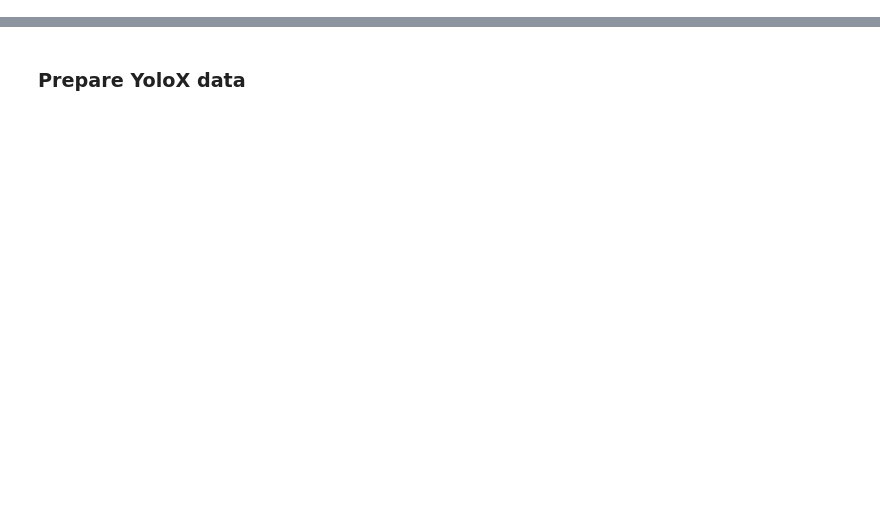
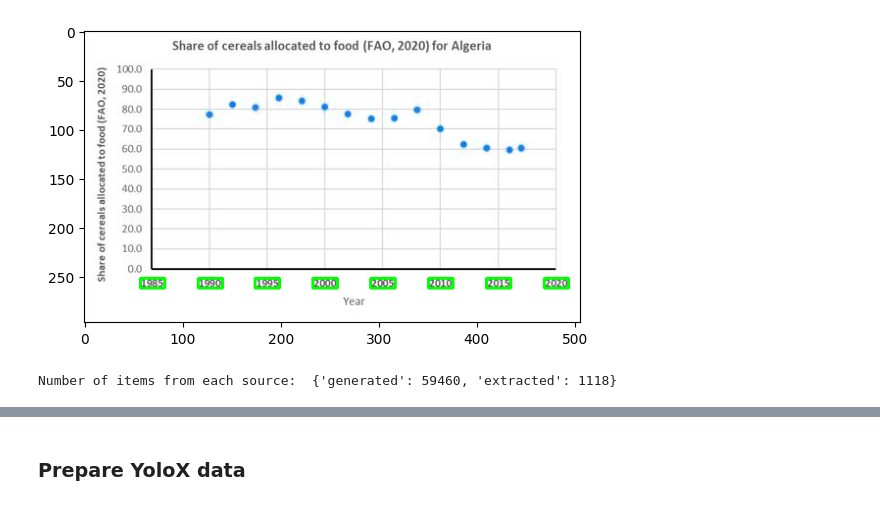
Before and after one commit to thanhhau097/bmga, a Jupyter notebook: data/eda.ipynb, the cells around one changed output, grey strips where cells are left out. Drawn from its saved outputs; the diff is of its cells as text; code cells hidden in the pictures; blank space fills up the shorter version.

```diff
--- a/data/eda.ipynb
+++ b/data/eda.ipynb
@@ -30,6 +33,8 @@ from matplotlib.pyplot import figure
 ground_truths = []
 keypoints_ground_truths = {}
 text_detection_ground_truths = {}
+x_labels_text_detection_ground_truths = {}
+y_labels_text_detection_ground_truths = {}
 
 for path in tqdm(label_paths):
     # if "17000b60f53e" not in path:
@@ -214,25 +219,56 @@ for path in tqdm(label_paths):
         y3 = item["polygon"]["y3"]
         polygon_text += f"{x0},{y0},{x1},{y1},{x2},{y2},{x3},{y3},dummy_text\n"
 
+    x_labels_poly_text = ""
+    for item in data["text"]:
+        if item["id"] in x_axis_ids:
+            x0 = item["polygon"]["x0"]
+            y0 = item["polygon"]["y0"]
+            x1 = item["polygon"]["x1"]
+            y1 = item["polygon"]["y1"]
+            x2 = item["polygon"]["x2"]
+            y2 = item["polygon"]["y2"]
+            x3 = item["polygon"]["x3"]
+            y3 = item["polygon"]["y3"]
+            x_labels_poly_text += f"{x0},{y0},{x1},{y1},{x2},{y2},{x3},{y3},dummy_text\n"
+
+    y_labels_poly_text = ""
+    for item in data["text"]:
+        if item["id"] in y_axis_ids:
+            x0 = item["polygon"]["x0"]
+            y0 = item["polygon"]["y0"]
+            x1 = item["polygon"]["x1"]
+            y1 = item["polygon"]["y1"]
+            x2 = item["polygon"]["x2"]
+            y2 = item["polygon"]["y2"]
+            x3 = item["polygon"]["x3"]
+            y3 = item["polygon"]["y3"]
+            y_labels_poly_text += f"{x0},{y0},{x1},{y1},{x2},{y2},{x3},{y3},dummy_text\n"
+
+
     text_detection_ground_truths[image_name] = polygon_text
+    x_labels_text_detection_ground_truths[image_name] = x_labels_poly_text
+    y_labels_text_detection_ground_truths[image_name] = y_labels_poly_text
 # %%
 # visualize text_detection_ground_truths
 import numpy as np
 # shuffle
-text_detection_ground_truths = {k: text_detection_ground_truths[k] for k in np.random.permutation(list(text_detection_ground_truths.keys()))}
-for image_name, polygon_text in text_detection_ground_truths.items():
+x_labels_text_detection_ground_truths = {k: x_labels_text_detection_ground_truths[k] for k in np.random.permutation(list(x_labels_text_detection_ground_truths.keys()))}
+for image_name, polygon_text in x_labels_text_detection_ground_truths.items():
     image_path = os.path.join(TRAIN_IMAGE_FOLDER, image_name)
     image = cv2.imread(image_path)
 
     for line in polygon_text.splitlines():
         points = line.split(",dummy_text")[0].split(",")
         points = [int(x) for x in points]
         points = np.array(points).reshape(-1, 2)
         cv2.polylines(image, [points], True, (0, 255, 0), 2)
 
     plt.imshow(image)
     plt.show()
     break
+# %% [output]
+[figure, added]
 # %%
 # figure(figsize=(8, 6), dpi=80)
 
@@ -246,6 +282,8 @@ for item in ground_truths:
     num_item_from_source[item["source"]] += 1
 
 print("Number of items from each source: ", num_item_from_source)
+# %% [output]
+Number of items from each source:  {'generated': 59460, 'extracted': 1118}
 # %%
 # item that has source = "extracted"
 source_image_paths = []
```
Also changed, not shown: parts of 2 cells of this notebook, 3 other files.
